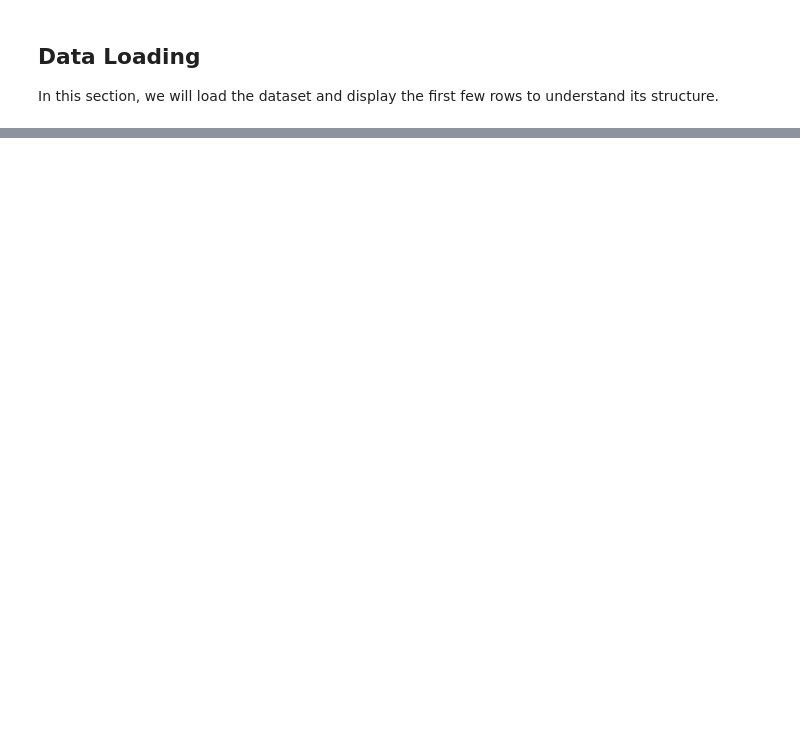
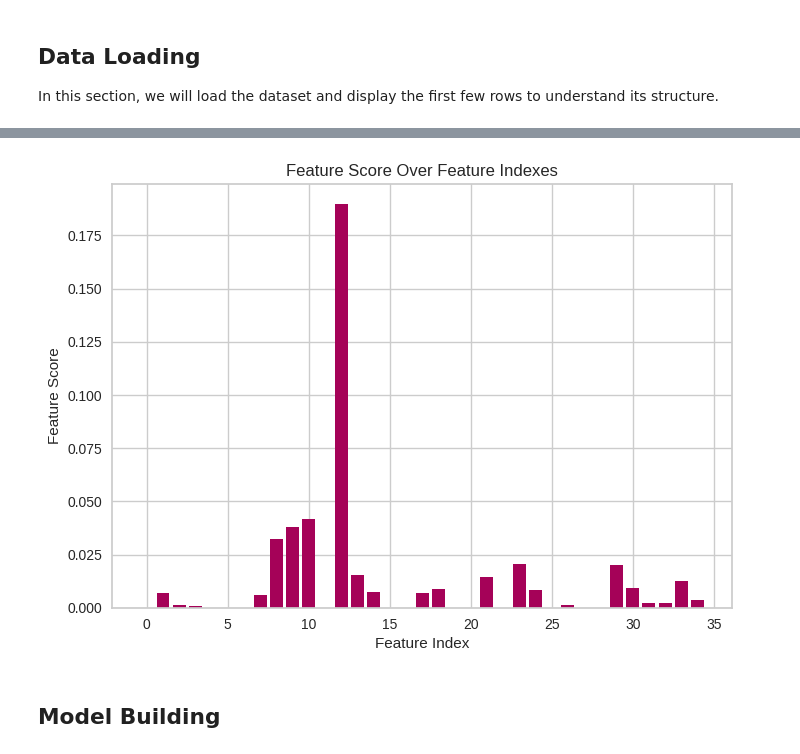
Before and after one commit to KIa-MEL/Credit-Limit-Prediction-Using-Neural-Networks, a Jupyter notebook: src/main.ipynb, the cells around one changed output, grey strips where cells are left out. Drawn from its saved outputs; the diff is of its cells as text; code cells hidden in the pictures; blank space fills up the shorter version.

```diff
--- a/src/main.ipynb
+++ b/src/main.ipynb
@@ -588,0 +48,6 @@ AttributeError: 'numpy.ndarray' object has no attribute 'predict'
+# %%
+dataset = Dataset(data_path='../data/CreditPrediction.csv', target_col='Credit_Limit')
+dataset.load_data()
+
+print(f'The dataset is shown below:')
+display(dataset.data_df)
@@ -588,0 +69,4 @@ AttributeError: 'numpy.ndarray' object has no attribute 'predict'
+# %%
+dataset.preprocess_data(features_score_plot=True, random_state=112, pca=False,)
+# %% [output]
+[figure, added]
@@ -588,0 +86,2 @@ AttributeError: 'numpy.ndarray' object has no attribute 'predict'
+# %% [markdown]
+## **Model Building**
```
Also changed, not shown: parts of 40 cells of this notebook, 5 other files.
